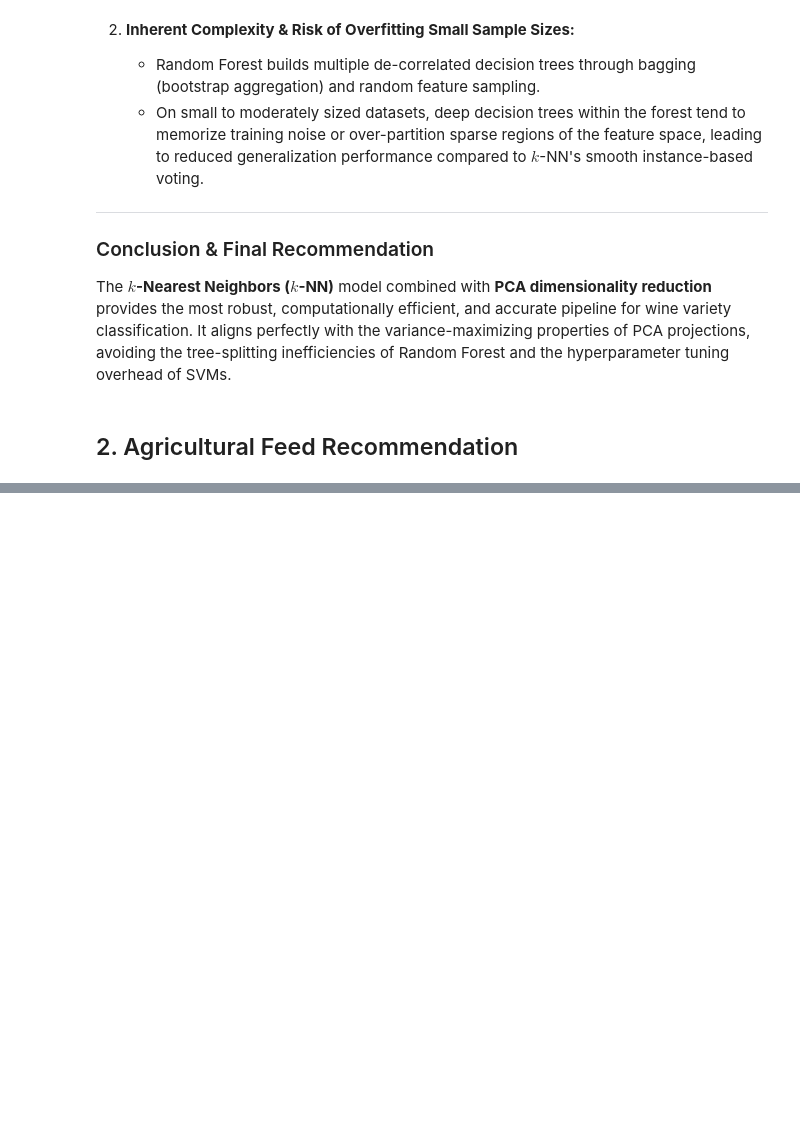
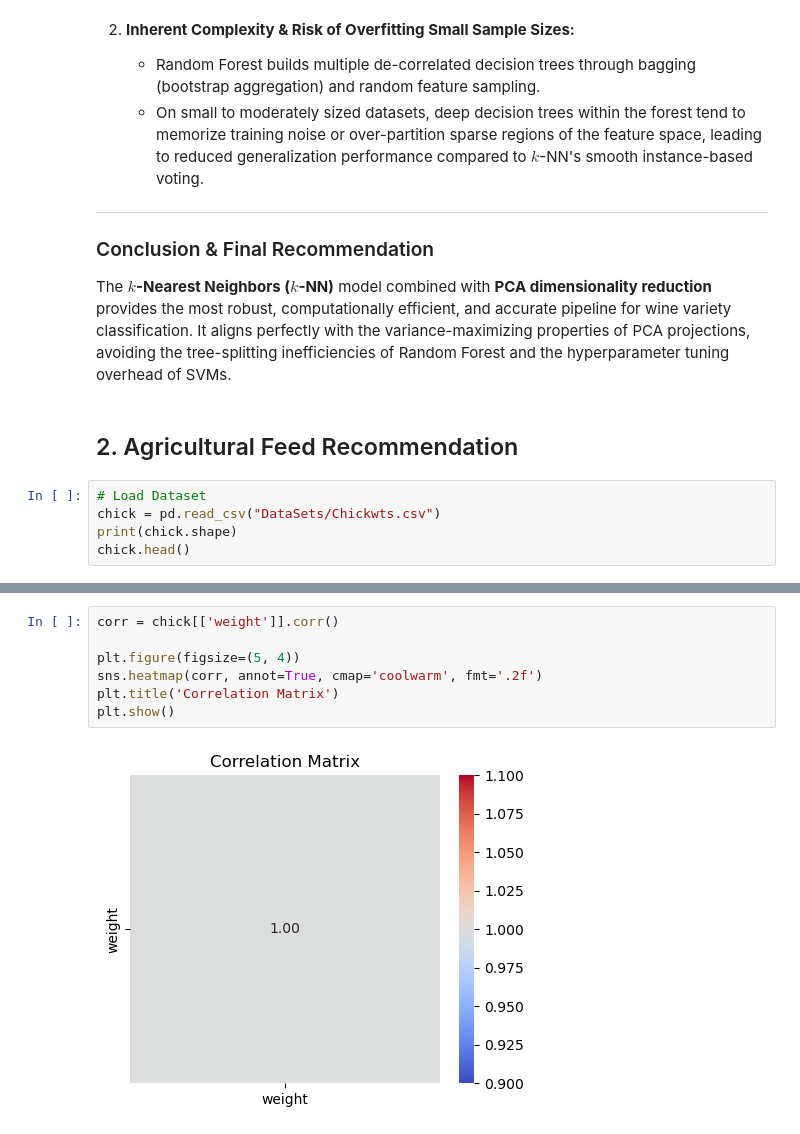
Before and after one commit to MichaelKamano/DataVine-Analysis, a Jupyter notebook: DataVine.ipynb, the cells around one changed output, grey strips where cells are left out. Drawn from its saved outputs; the diff is of its cells as text; blank space fills up the shorter version.

```diff
--- a/DataVine.ipynb
+++ b/DataVine.ipynb
@@ -439,3 +438,8 @@ To determine the most effective architecture for automated wine classification b
 The **$k$-Nearest Neighbors ($k$-NN)** model combined with **PCA dimensionality reduction** provides the most robust, computationally efficient, and accurate pipeline for wine variety classification. It aligns perfectly with the variance-maximizing properties of PCA projections, avoiding the tree-splitting inefficiencies of Random Forest and the hyperparameter tuning overhead of SVMs.
 # %% [markdown]
 ## 2. Agricultural Feed Recommendation
+# %%
+# Load Dataset
+chick = pd.read_csv("DataSets/Chickwts.csv")
+print(chick.shape)
+chick.head()
@@ -441,0 +527,9 @@ The **$k$-Nearest Neighbors ($k$-NN)** model combined with **PCA dimensionality
+# %%
+corr = chick[['weight']].corr()
+
+plt.figure(figsize=(5, 4))
+sns.heatmap(corr, annot=True, cmap='coolwarm', fmt='.2f')
+plt.title('Correlation Matrix')
+plt.show()
+# %% [output]
+[figure, added]
```
Also changed, not shown: parts of 23 cells of this notebook.
